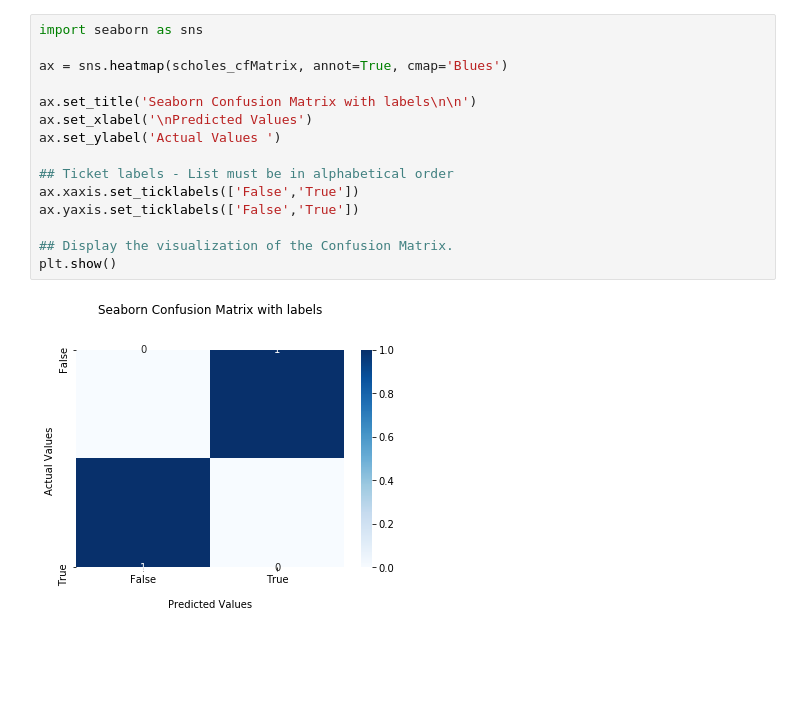
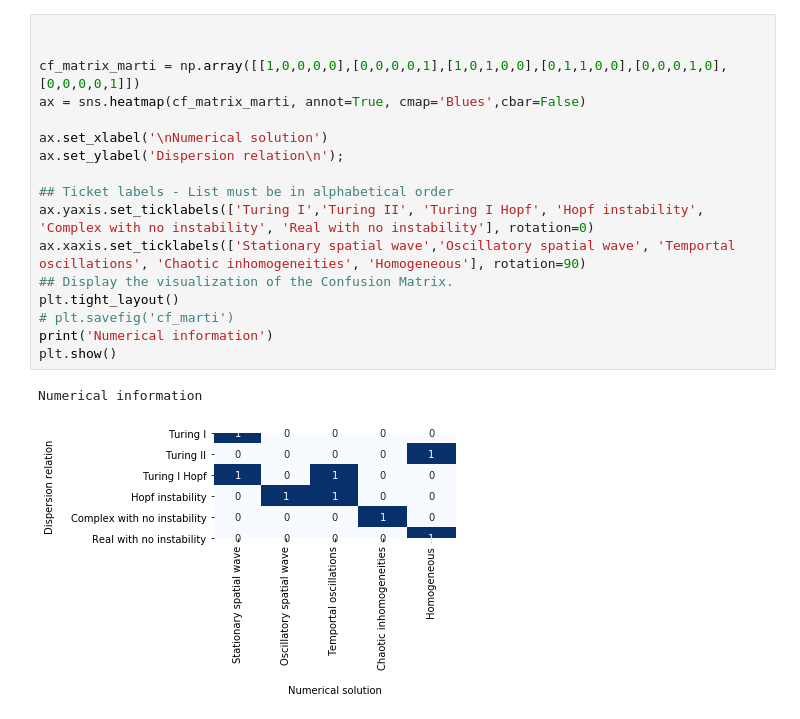
Before and after one commit to martinaoliver/modelling, a Jupyter notebook: growth/src/patternAnalysis/confusionMatrix_lsaNumerical.ipynb, the cells around one changed output. Saved outputs shown, nothing was run; the diff lists cells and outputs as text; blank space fills up the shorter version.

```diff
--- a/growth/src/patternAnalysis/confusionMatrix_lsaNumerical.ipynb
+++ b/growth/src/patternAnalysis/confusionMatrix_lsaNumerical.ipynb
@@ -26,17 +36,20 @@ plt.show()
-# %%
-import seaborn as sns
-
-ax = sns.heatmap(scholes_cfMatrix, annot=True, cmap='Blues')
-
-ax.set_title('Seaborn Confusion Matrix with labels\n\n')
-ax.set_xlabel('\nPredicted Values')
-ax.set_ylabel('Actual Values ')
-
-## Ticket labels - List must be in alphabetical order
-ax.xaxis.set_ticklabels(['False','True'])
-ax.yaxis.set_ticklabels(['False','True'])
-
-## Display the visualization of the Confusion Matrix.
-plt.show()
-# %% [output]
-[figure, removed]
+# %%
+
+
+cf_matrix_marti = np.array([[1,0,0,0,0],[0,0,0,0,1],[1,0,1,0,0],[0,1,1,0,0],[0,0,0,1,0],[0,0,0,0,1]])
+ax = sns.heatmap(cf_matrix_marti, annot=True, cmap='Blues',cbar=False)
+
+ax.set_xlabel('\nNumerical solution')
+ax.set_ylabel('Dispersion relation\n');
+
+## Ticket labels - List must be in alphabetical order
+ax.yaxis.set_ticklabels(['Turing I','Turing II', 'Turing I Hopf', 'Hopf instability', 'Complex with no instability', 'Real with no instability'], rotation=0)
+ax.xaxis.set_ticklabels(['Stationary spatial wave','Oscillatory spatial wave', 'Temportal oscillations', 'Chaotic inhomogeneities', 'Homogeneous'], rotation=90)
+## Display the visualization of the Confusion Matrix.
+plt.tight_layout()
+# plt.savefig('cf_marti')
+print('Numerical information')
+plt.show()
+# %% [output]
+Numerical information
+[figure, added]
```
Also changed, not shown: parts of 6 cells of this notebook, 6 other files.
